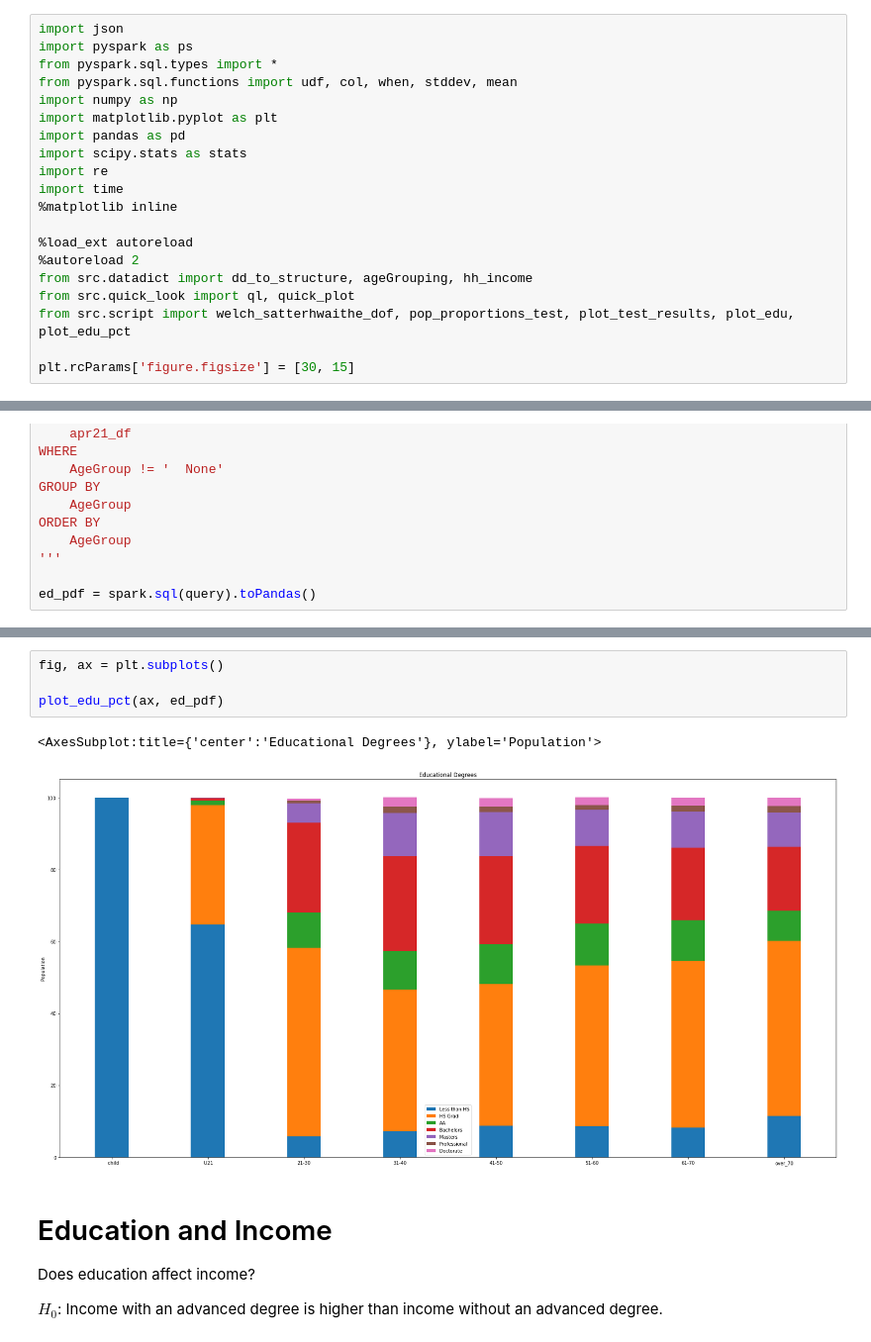
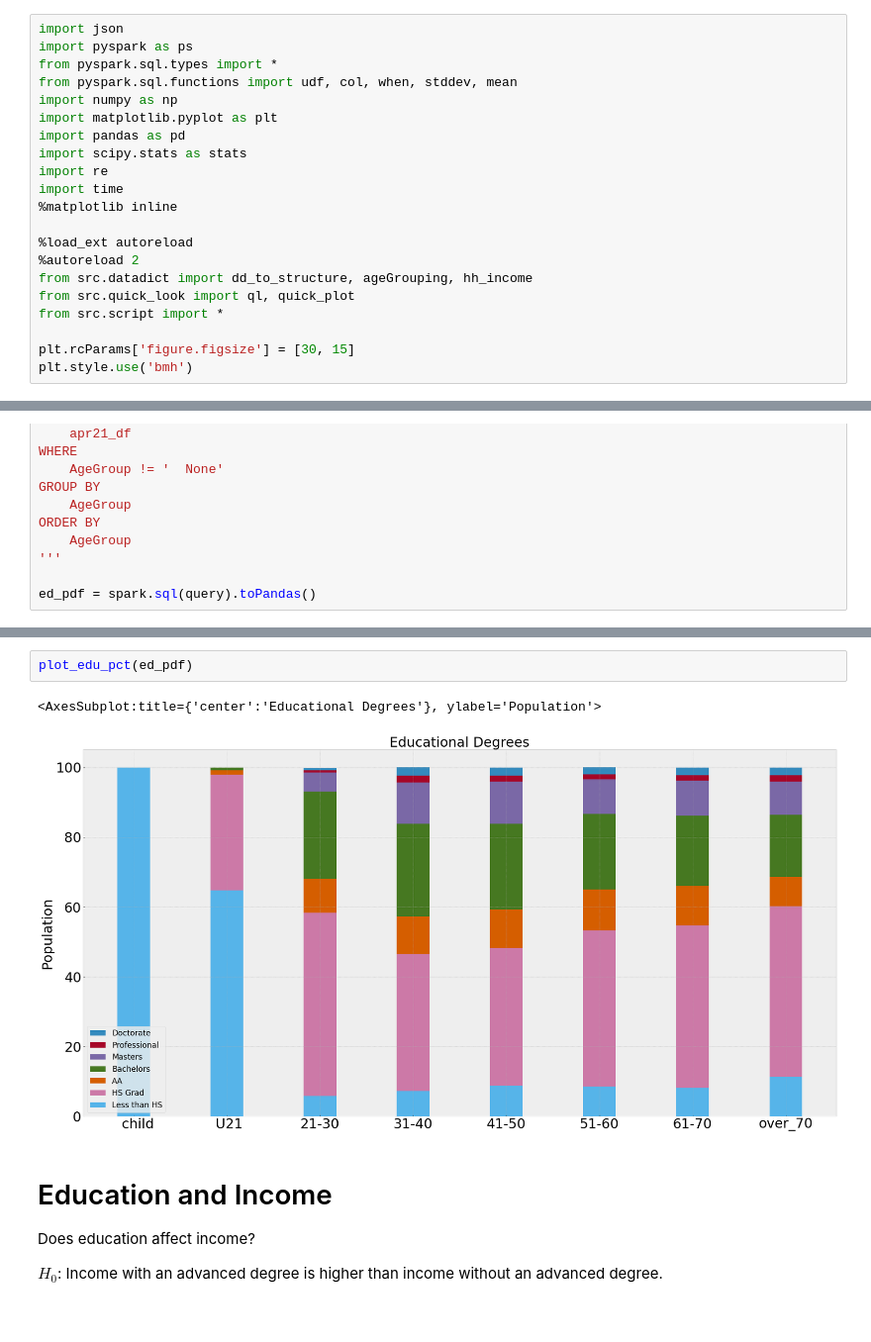
Before and after one commit to arcweld/DSI_Capstone_1, a Jupyter notebook: Cap1_final.ipynb, the cells around one changed output, grey strips where cells are left out. Shown at 99% size. Saved outputs shown, nothing was run; the diff lists cells and outputs as text.

```diff
--- a/Cap1_final.ipynb
+++ b/Cap1_final.ipynb
@@ -20,6 +20,7 @@ import time
 %autoreload 2
 from src.datadict import dd_to_structure, ageGrouping, hh_income
 from src.quick_look import ql, quick_plot
-from src.script import welch_satterhwaithe_dof, pop_proportions_test, plot_test_results, plot_edu, plot_edu_pct
+from src.script import *
 
 plt.rcParams['figure.figsize'] = [30, 15]
+plt.style.use('bmh')
@@ -225,10 +253,8 @@ plot_edu(ax, ed_pdf)
 # %%
-fig, ax = plt.subplots()
-
-plot_edu_pct(ax, ed_pdf)
+plot_edu_pct(ed_pdf)
 # %% [output]
 <AxesSubplot:title={'center':'Educational Degrees'}, ylabel='Population'>
-[figure, old version]
+[figure, new version]
 # %% [markdown]
 # Education and Income
 
```
Also changed, not shown: parts of 30 cells of this notebook, 17 other files.
